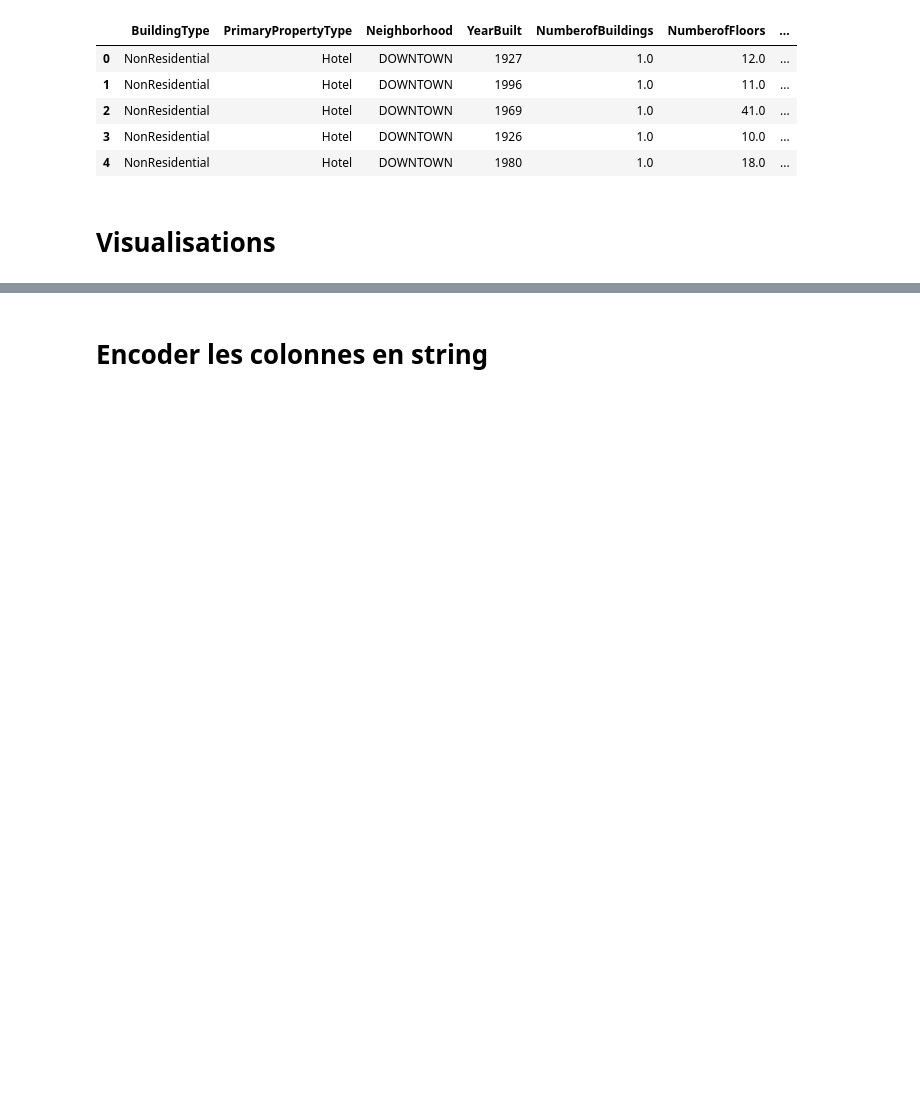
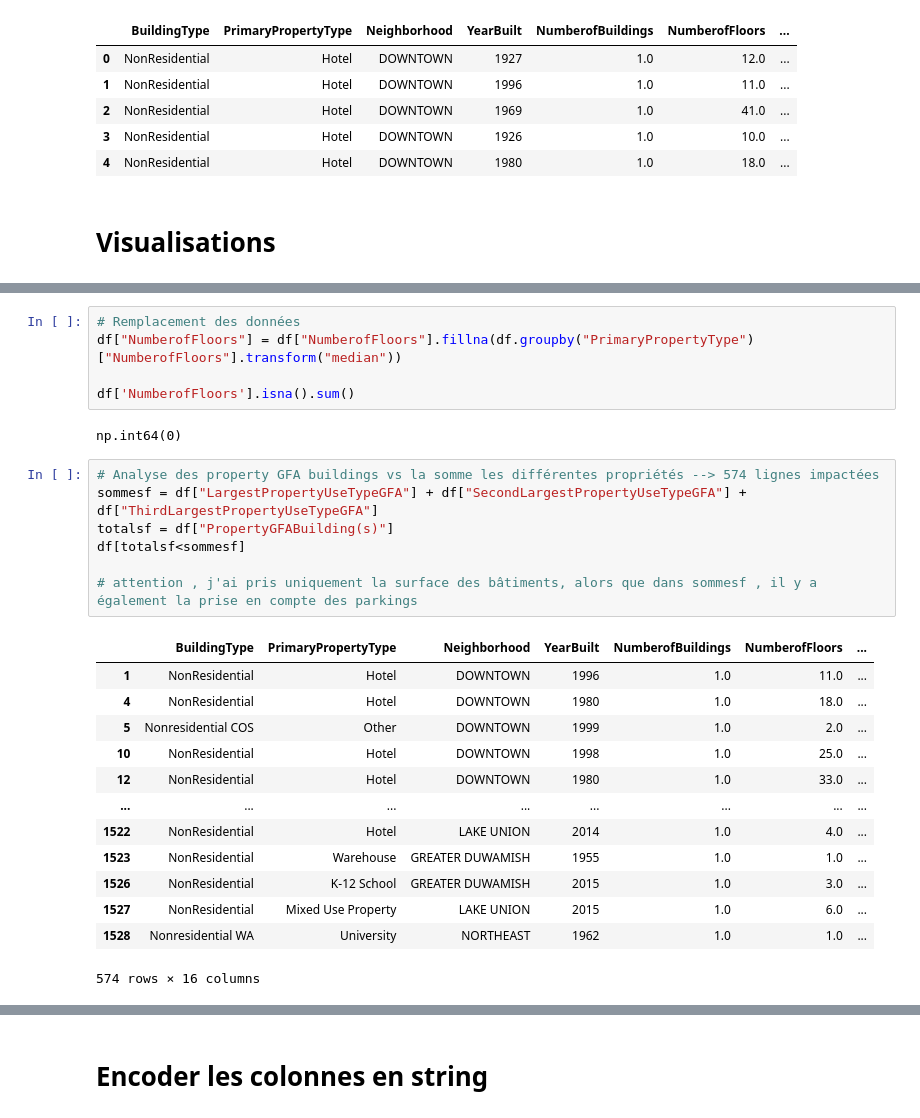
Before and after one commit to Leozmee/Seattle-Electricity-Prediction, a Jupyter notebook: choix_features.ipynb, the cells around one changed output, grey strips where cells are left out. Saved outputs shown, nothing was run; the diff lists cells and outputs as text; blank space fills up the shorter version.

```diff
--- a/choix_features.ipynb
+++ b/choix_features.ipynb
@@ -531,0 +284,28 @@ df_clean = df_clean[df_clean["PrimaryPropertyType"]!= "Low-Rise Multifamily"]
+# %%
+# Remplacement des données
+df["NumberofFloors"] = df["NumberofFloors"].fillna(df.groupby("PrimaryPropertyType")["NumberofFloors"].transform("median"))
+
+df['NumberofFloors'].isna().sum()
+# %% [output]
+np.int64(0)
+# %%
+# Analyse des property GFA buildings vs la somme les différentes propriétés --> 574 lignes impactées
+sommesf = df["LargestPropertyUseTypeGFA"] + df["SecondLargestPropertyUseTypeGFA"] + df["ThirdLargestPropertyUseTypeGFA"]
+totalsf = df["PropertyGFABuilding(s)"]
+df[totalsf<sommesf]
+
+# attention , j'ai pris uniquement la surface des bâtiments, alors que dans sommesf , il y a également la prise en compte des parkings
+# %% [output]
+|  | BuildingType | PrimaryPropertyType | Neighborhood | YearBuilt | NumberofBuildings | NumberofFloors | ... |
+| 1 | NonResidential | Hotel | DOWNTOWN | 1996 | 1.0 | 11.0 | ... |
+| 4 | NonResidential | Hotel | DOWNTOWN | 1980 | 1.0 | 18.0 | ... |
+| 5 | Nonresidential COS | Other | DOWNTOWN | 1999 | 1.0 | 2.0 | ... |
+| 10 | NonResidential | Hotel | DOWNTOWN | 1998 | 1.0 | 25.0 | ... |
+| 12 | NonResidential | Hotel | DOWNTOWN | 1980 | 1.0 | 33.0 | ... |
+| ... | ... | ... | ... | ... | ... | ... | ... |
+| 1522 | NonResidential | Hotel | LAKE UNION | 2014 | 1.0 | 4.0 | ... |
+| 1523 | NonResidential | Warehouse | GREATER DUWAMISH | 1955 | 1.0 | 1.0 | ... |
+| 1526 | NonResidential | K-12 School | GREATER DUWAMISH | 2015 | 1.0 | 3.0 | ... |
+| 1527 | NonResidential | Mixed Use Property | LAKE UNION | 2015 | 1.0 | 6.0 | ... |
+| 1528 | Nonresidential WA | University | NORTHEAST | 1962 | 1.0 | 1.0 | ... |
+574 rows × 16 columns
```
Also changed, not shown: parts of 38 cells of this notebook.
